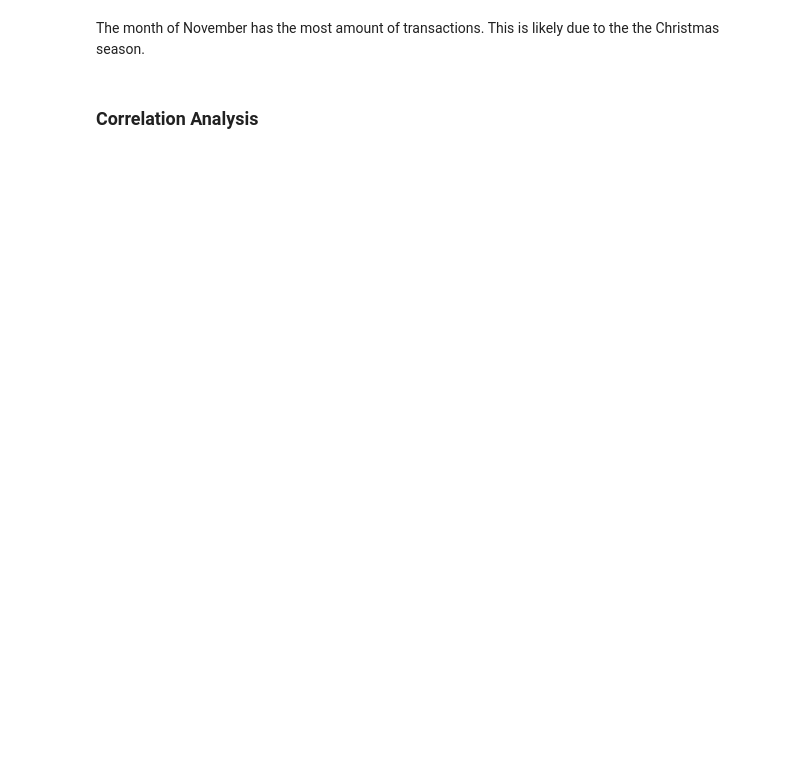
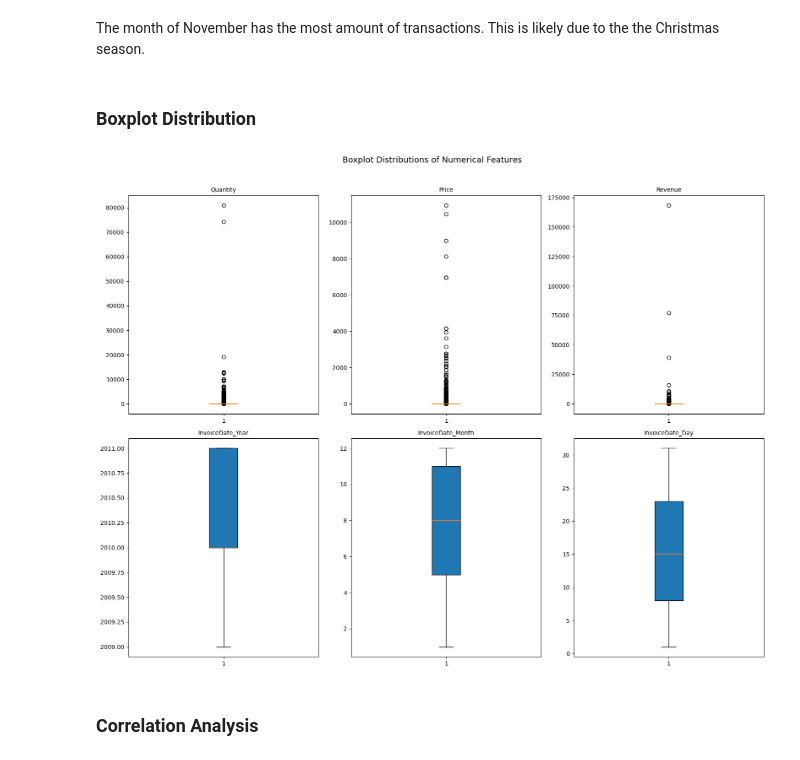
Before and after one commit to PearlisSad/Capstone-E-Commerce-Analysis, a Jupyter notebook: jupyter_notebooks/eda.ipynb, the cells around one changed output. Drawn from its saved outputs; the diff is of its cells as text; code cells hidden in the pictures; blank space fills up the shorter version.

```diff
--- a/jupyter_notebooks/eda.ipynb
+++ b/jupyter_notebooks/eda.ipynb
@@ -218,5 +222,27 @@ plt.show()
 # %% [markdown]
 The month of November has the most amount of transactions. This is likely due to the the Christmas season.
+# %% [markdown]
+### Boxplot Distribution
+# %%
+fig, axes = plt.subplots(2, 3, figsize=(16, 12))
+
+axes = axes.ravel()
+
+for idx, col in enumerate(numeric_columns.columns):
+    axes[idx].boxplot(
+        df[col].dropna(),
+        vert=True,
+        patch_artist=True
+    )
+    axes[idx].set_title(col, fontsize=10)
+    axes[idx].set_xlabel('')
+    axes[idx].set_ylabel('')
+
+plt.suptitle('Boxplot Distributions of Numerical Features', fontsize=14, y=1.02)
+plt.tight_layout()
+plt.show()
+# %% [output]
+[figure, added]
 # %% [markdown]
 ### Correlation Analysis
 # %%
```
Also changed, not shown: parts of 16 cells of this notebook, 1 other file.
